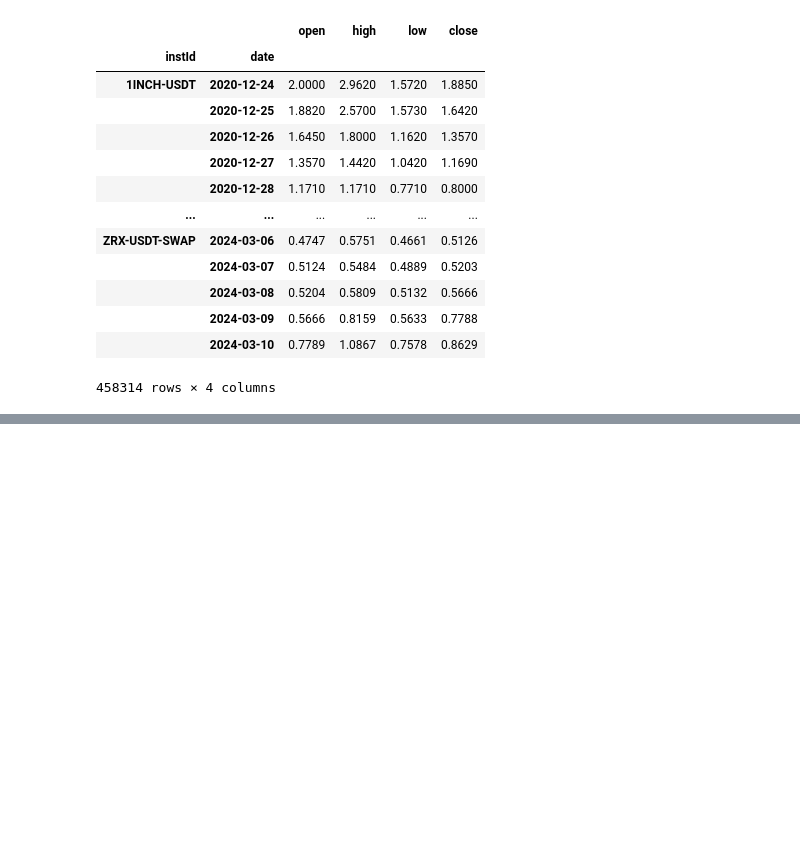
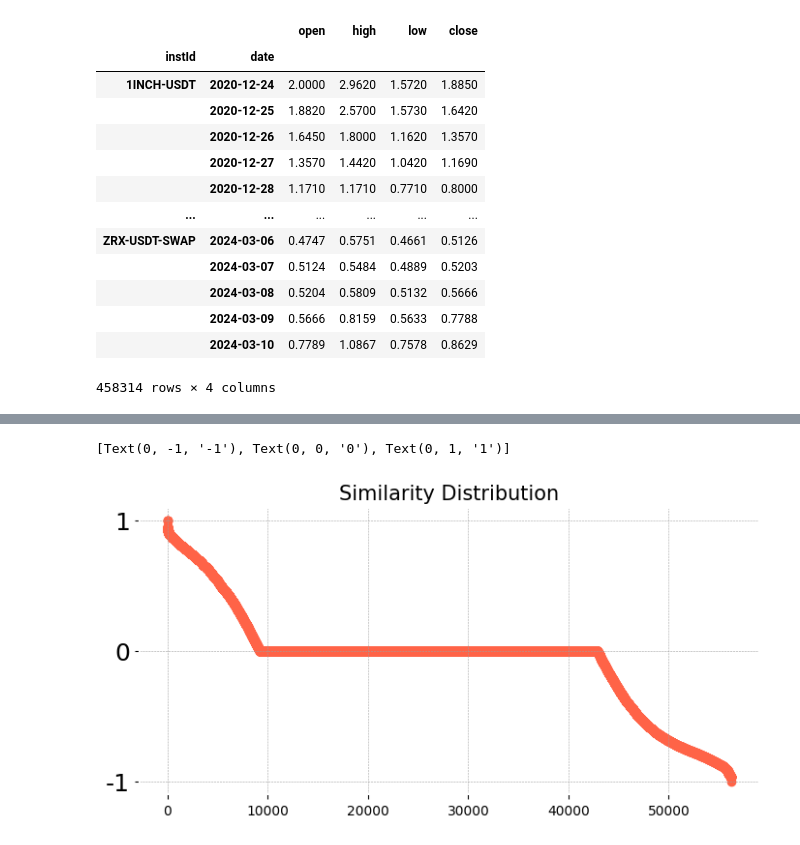
Before and after one commit to Wangshengyang2004/KakiQuant, a Jupyter notebook: kaki/strategies/test.ipynb, the cells around one changed output, grey strips where cells are left out. Saved outputs shown, nothing was run; the diff lists cells and outputs as text; code cells hidden in the pictures; blank space fills up the shorter version.

```diff
--- a/kaki/strategies/test.ipynb
+++ b/kaki/strategies/test.ipynb
@@ -178,0 +234,14 @@ TypeError: '<' not supported between instances of 'datetime.date' and 'str'
+# %%
+fig = plt.figure()
+axes = fig.add_axes([0.1, 0.1, 1, 0.618])
+x=range(0,len(list(dt.index)))
+y=list(dt['T'])
+axes.scatter(x,y,color='tomato')
+axes.set_title('Similarity Distribution',fontsize=15)
+
+#设置Y轴
+axes.set_yticks([-1,0,1])
+axes.set_yticklabels(['-1','0','1'], fontsize=18)
+# %% [output]
+[Text(0, -1, '-1'), Text(0, 0, '0'), Text(0, 1, '1')]
+[figure, added]
```
Also changed, not shown: parts of 16 cells of this notebook, 2 other files.
